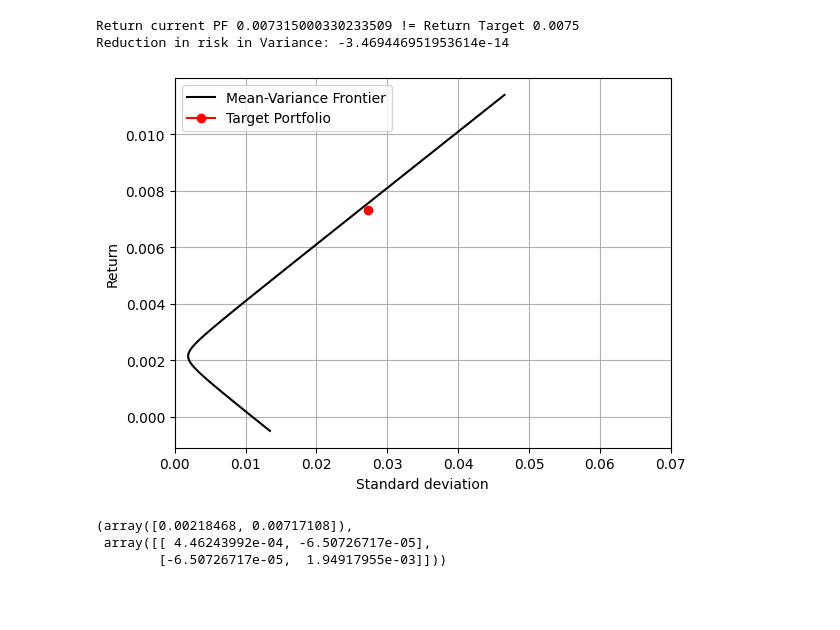
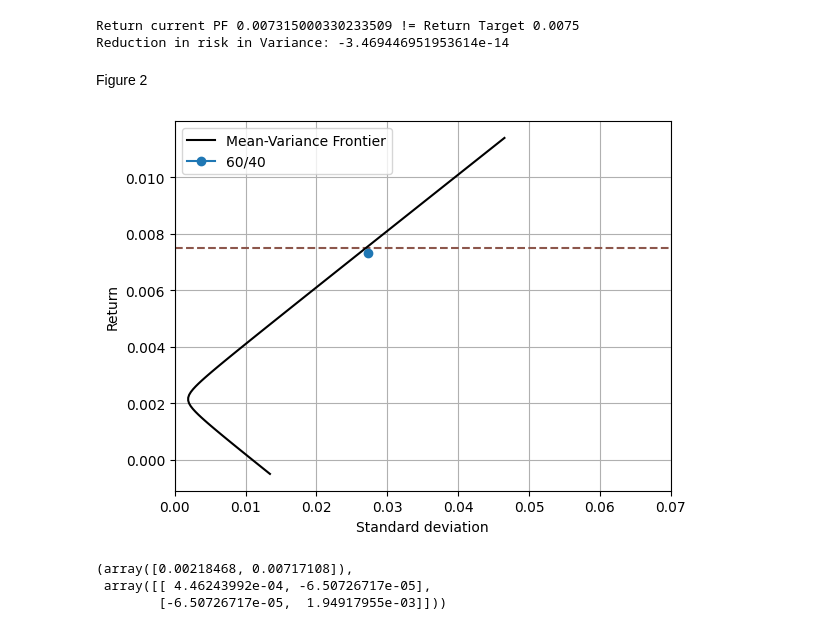
Before and after one commit to andreas-eklundh/Asset_allocation, a Jupyter notebook: Task_1.ipynb, the cells around one changed output. Cells and saved outputs as stored; diff of their text form; code cells hidden in the pictures; blank space fills up the shorter version.

```diff
--- a/Task_1.ipynb
+++ b/Task_1.ipynb
@@ -110,18 +99,25 @@ Reduction in risk in Variance: -3.469446951953614e-14
 # Plot mean variance frontier:
 mu_vec = np.array([mu_target + i*0.0001 for i in range(-80,40)])
 sigma_vec = [Utils.mv_analysis(mu, sigma,i)[1] for i in mu_vec]
+# %% [markdown]
+Figure 2
 # %%
+plt.axhline(y=0.0075, color='C5', linestyle='--')
 plt.plot(sigma_vec, mu_vec, color = "black",label = "Mean-Variance Frontier")
-plt.plot(sigma_4060,mu_4060,marker='o', color = "red", label = "Target Portfolio")
+plt.plot(sigma_4060,mu_4060,marker='o', label = "60/40")
+#plt.plot(sigma_target,mu_target,marker='o', label = "MV")
+#plt.plot(sigma_target_e,mu_cml,marker='o', label = "LMV")
+#plt.plot(sigma_rp,mu_rp,marker='o', label = "RP")
+#plt.plot(sigma_rp_lev,mu_rp_lev,marker='o', label = "LRP")
 plt.legend()
 plt.xlabel("Standard deviation")
 plt.ylabel("Return")
 plt.xlim(left = 0.0,right= 0.07)
 
 plt.grid()
 plt.show()
 # %% [output]
-[figure, old version]
+[figure, new version]
 # %%
 # We can then use functionality...
 mu0 = np.mean(data["RF"])
```
Also changed, not shown: parts of 27 cells of this notebook, 8 other files.
